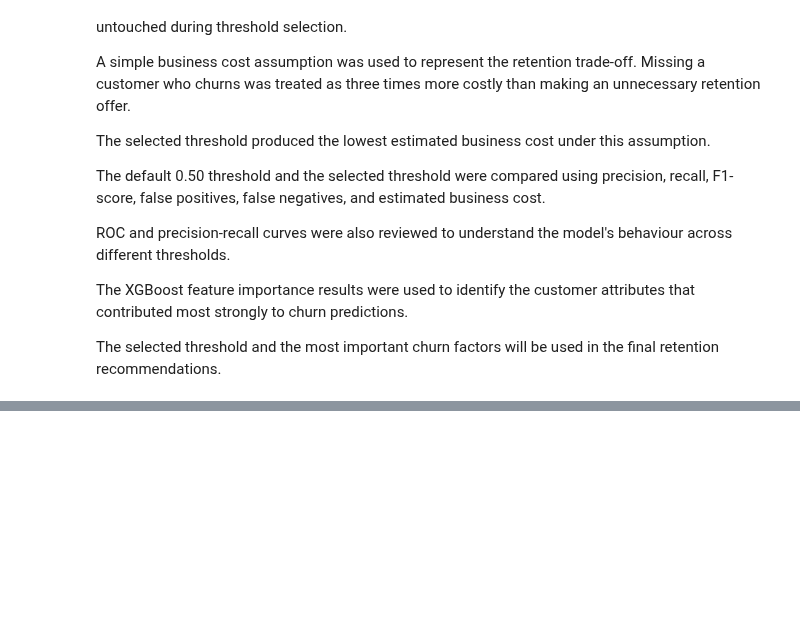
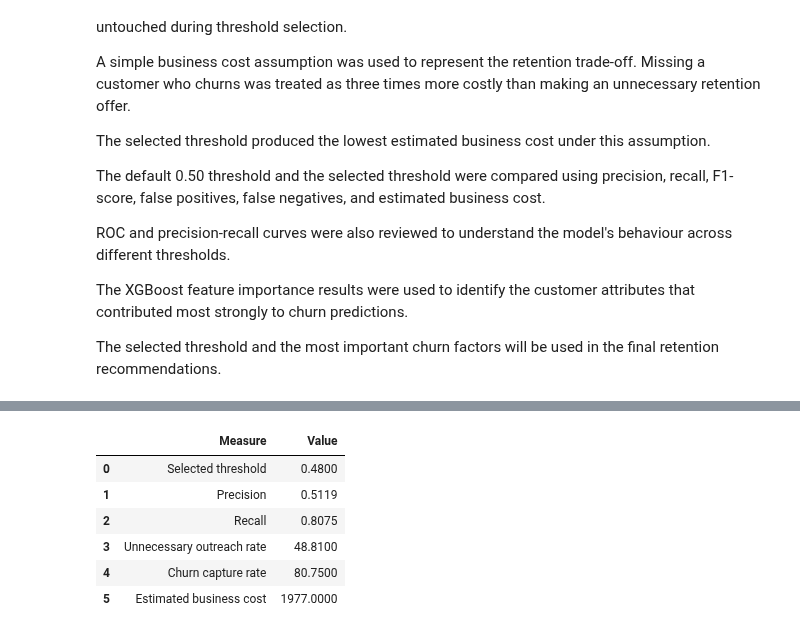
Before and after one commit to francisparwez/telco-customer-churn, a Jupyter notebook: Telco_Churn.ipynb, the cells around one changed output, grey strips where cells are left out. Drawn from its saved outputs; the diff is of its cells as text; code cells hidden in the pictures; blank space fills up the shorter version.

```diff
--- a/Telco_Churn.ipynb
+++ b/Telco_Churn.ipynb
@@ -3584,0 +3675,41 @@ The selected threshold and the most important churn factors will be used in the
+# %%
+unnecessary_outreach_percentage = (
+    customers_who_would_have_stayed
+    / customers_selected_for_outreach
+    * 100
+)
+
+churn_capture_percentage = (
+    true_churners_selected
+    / (true_churners_selected + actual_churners_missed)
+    * 100
+)
+
+tradeoff_summary = pd.DataFrame({
+    "Measure": [
+        "Selected threshold",
+        "Precision",
+        "Recall",
+        "Unnecessary outreach rate",
+        "Churn capture rate",
+        "Estimated business cost"
+    ],
+    "Value": [
+        round(best_threshold, 2),
+        round(final_threshold_test_results["Precision"], 4),
+        round(final_threshold_test_results["Recall"], 4),
+        round(unnecessary_outreach_percentage, 2),
+        round(churn_capture_percentage, 2),
+        int(best_threshold_row["Business Cost"])
+    ]
+})
+
+tradeoff_summary
+# %% [output]
+|  | Measure | Value |
+| 0 | Selected threshold | 0.4800 |
+| 1 | Precision | 0.5119 |
+| 2 | Recall | 0.8075 |
+| 3 | Unnecessary outreach rate | 48.8100 |
+| 4 | Churn capture rate | 80.7500 |
+| 5 | Estimated business cost | 1977.0000 |
```
Also changed, not shown: parts of 8 cells of this notebook, 3 other files.
